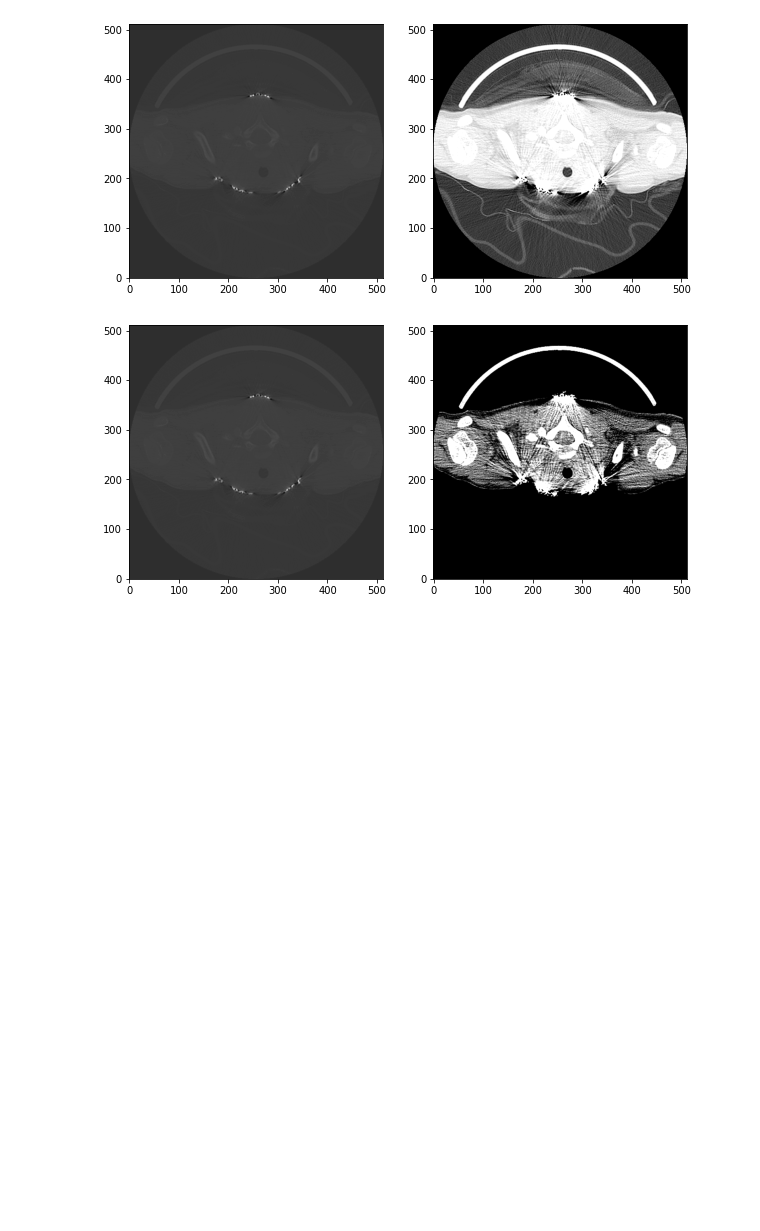
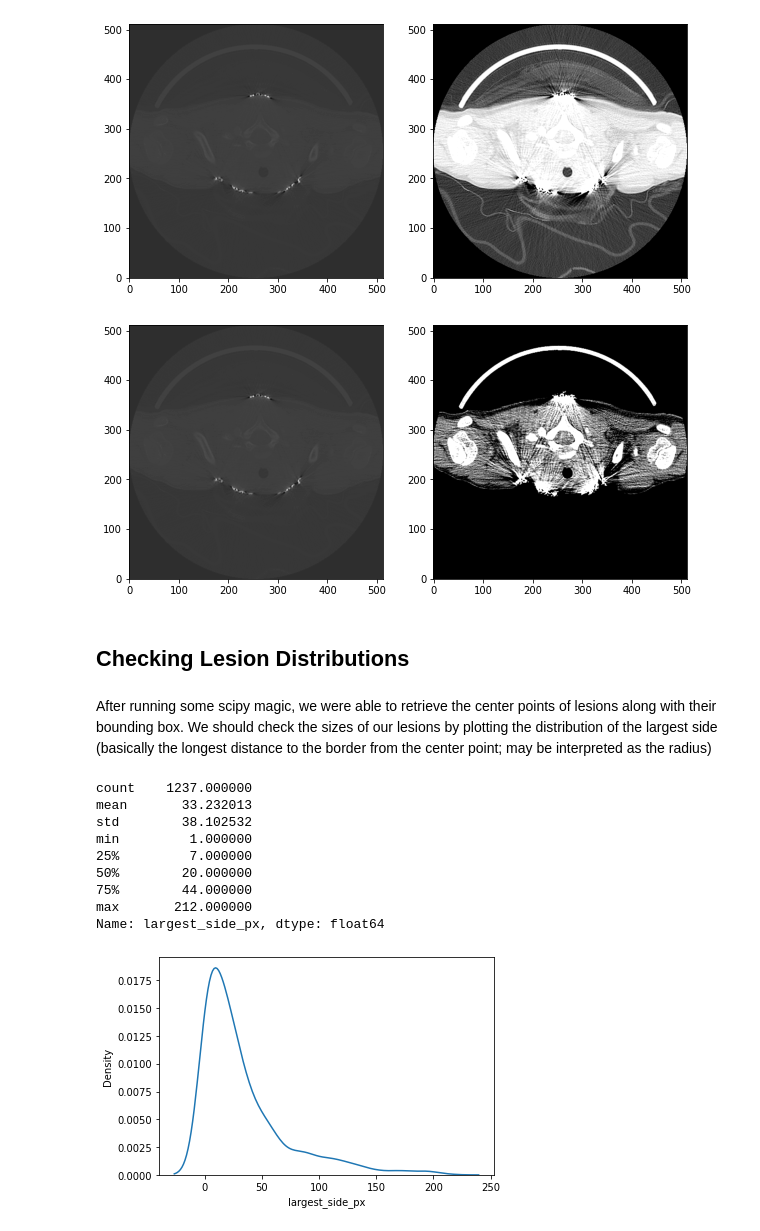
Before and after one commit to peterbacalso/covid_CT_lung_lesion_segmentation, a Jupyter notebook: notebooks/eda.ipynb, the cells around one changed output. Drawn from its saved outputs; the diff is of its cells as text; code cells hidden in the pictures; blank space fills up the shorter version.

```diff
--- a/notebooks/eda.ipynb
+++ b/notebooks/eda.ipynb
@@ -201,3 +201,23 @@ ct_lung = window_image(ct_a, mediastinal_window.level, mediastinal_window.width)
 show_slices([z_slice, ct_lung[:,:,90]])
 # %% [output]
 [figure]
+# %% [markdown]
+## Checking Lesion Distributions
+# %% [markdown]
+After running some scipy magic, we were able to retrieve the center points of lesions along with their bounding box. We should check the sizes of our lesions by plotting the distribution of the largest side (basically the longest distance to the border from the center point; may be interpreted as the radius)
+# %%
+df_lesion_coords = pd.read_feather('../df_lesion_coords.fth')
+# %%
+sns.kdeplot(data=df_lesion_coords.largest_side_px)
+(df_lesion_coords.largest_side_px).describe()
+# %% [output]
+count    1237.000000
+mean       33.232013
+std        38.102532
+min         1.000000
+25%         7.000000
+50%        20.000000
+75%        44.000000
+max       212.000000
+Name: largest_side_px, dtype: float64
+[figure, added]
```
Also changed, not shown: parts of 1 cell of this notebook, 3 other files.
